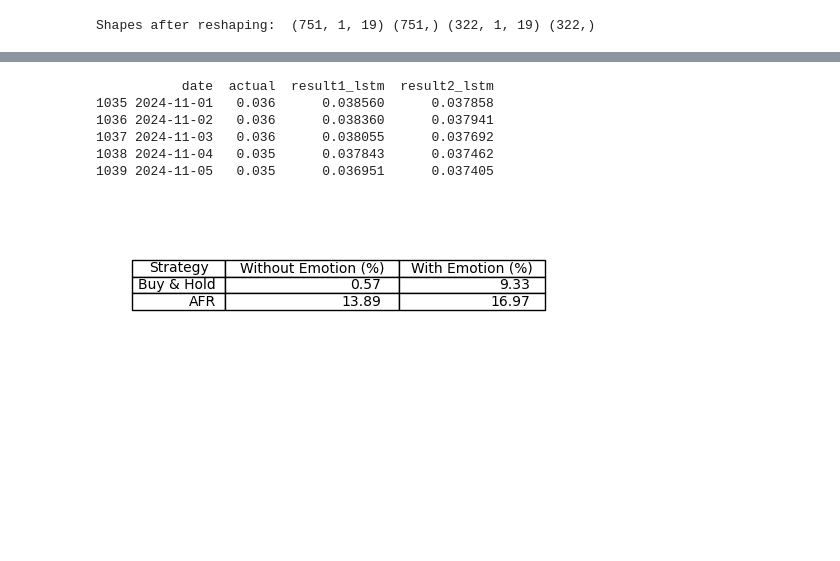
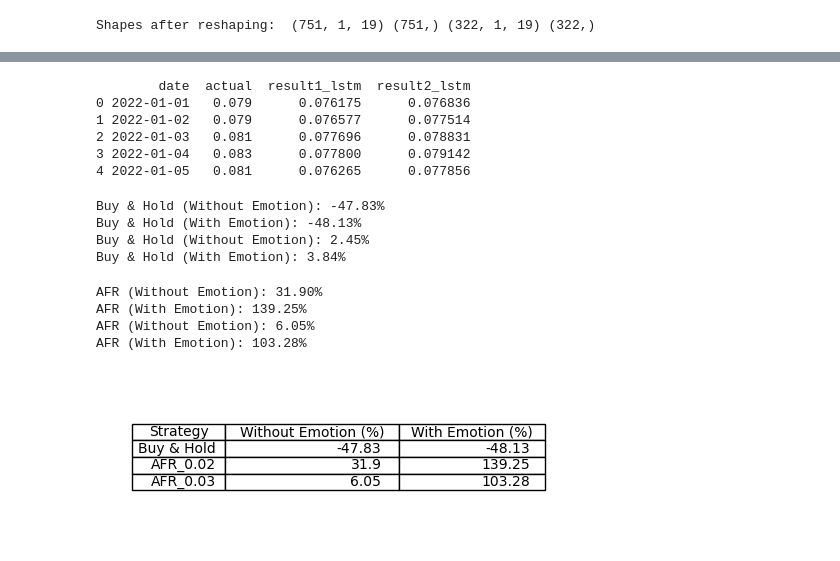
Before and after one commit to dykim1224/PredictingBitcoinWLSTM, a Jupyter notebook: LSTM_Comparison.ipynb, the cells around one changed output, grey strips where cells are left out. Cells and saved outputs as stored; diff of their text form; code cells hidden in the pictures; blank space fills up the shorter version.

```diff
--- a/LSTM_Comparison.ipynb
+++ b/LSTM_Comparison.ipynb
@@ -475,17 +477,22 @@ final_result['result2_lstm'] = result2_final['price_close'].values
 final_result['date'] = pd.to_datetime(final_result['date'])
 
 # compare one month
-start_date = '2024-11-01'
+start_date = '2022-01-01'
 end_date = '2024-12-01'
 filtered_df = final_result[(final_result['date'] >= start_date) & (final_result['date'] <= end_date)]
 print(filtered_df.head())
+
+# compare one month
+start_date = '2024-11-01'
+end_date = '2024-12-01'
+filtered_df2 = final_result[(final_result['date'] >= start_date) & (final_result['date'] <= end_date)]
 # %% [output]
-           date  actual  result1_lstm  result2_lstm
-1035 2024-11-01   0.036      0.038560      0.037858
-1036 2024-11-02   0.036      0.038360      0.037941
-1037 2024-11-03   0.036      0.038055      0.037692
-1038 2024-11-04   0.035      0.037843      0.037462
-1039 2024-11-05   0.035      0.036951      0.037405
+        date  actual  result1_lstm  result2_lstm
+0 2022-01-01   0.079      0.076175      0.076836
+1 2022-01-02   0.079      0.076577      0.077514
+2 2022-01-03   0.081      0.077696      0.078831
+3 2022-01-04   0.083      0.077800      0.079142
+4 2022-01-05   0.081      0.076265      0.077856
 # %%
 # Buy & Hold Profit Calculation
 def calculate_buy_and_hold(data, column):
@@ -495,14 +502,27 @@ def calculate_buy_and_hold(data, column):
 
 # Without Emotion (result1_lstm)
 buy_and_hold_result1 = calculate_buy_and_hold(filtered_df, 'result1_lstm')
-#print(f"Buy & Hold (Without Emotion): {buy_and_hold_result1:.2f}%")
+print(f"Buy & Hold (Without Emotion): {buy_and_hold_result1:.2f}%")
 
 # With Emotion(result2_lstm)
 buy_and_hold_result2 = calculate_buy_and_hold(filtered_df, 'result2_lstm')
-#print(f"Buy & Hold (With Emotion): {buy_and_hold_result2:.2f}%")
+print(f"Buy & Hold (With Emotion): {buy_and_hold_result2:.2f}%")
+
+# Without Emotion (result1_lstm)
+buy_and_hold_result3 = calculate_buy_and_hold(filtered_df2, 'result1_lstm')
+print(f"Buy & Hold (Without Emotion): {buy_and_hold_result3:.2f}%")
+
+# With Emotion(result2_lstm)
+buy_and_hold_result4 = calculate_buy_and_hold(filtered_df2, 'result2_lstm')
+print(f"Buy & Hold (With Emotion): {buy_and_hold_result4:.2f}%")
+# %% [output]
+Buy & Hold (Without Emotion): -47.83%
+Buy & Hold (With Emotion): -48.13%
+Buy & Hold (Without Emotion): 2.45%
+Buy & Hold (With Emotion): 3.84%
 # %%
-# AFR Profit Calculation
-def calculate_afr(data, actual_col, lstm_col):
+# AFR Profit Calculation with 3% Filter
+def calculate_afr_with_filter(data, actual_col, lstm_col, threshold):
     capital = 1.0
     position = 0
 
@@ -511,9 +531,10 @@ def calculate_afr(data, actual_col, lstm_col):
         tomorrow_price = data[actual_col].iloc[i + 1]
         predicted_price = data[lstm_col].iloc[i + 1]
 
-        if predicted_price > today_price:
+        # Apply 3% filter for buy/sell decision
+        if (predicted_price - today_price) / today_price > threshold:  # Price increase > 3%
             position = 1  # Buy
-        else:
+        elif (today_price - predicted_price) / today_price > threshold:  # Price decrease > 3%
             position = 0  # Sell
 
         # Profit Calculation
@@ -524,29 +545,42 @@ def calculate_afr(data, actual_col, lstm_col):
     return (capital - 1) * 100
 
 # Without Emotion (result1_lstm)
-afr_result1 = calculate_afr(filtered_df, 'actual', 'result1_lstm')
-#print(f"AFR (Without Emotion)): {afr_result1:.2f}%")
+afr_result1 = calculate_afr_with_filter(filtered_df, 'actual', 'result1_lstm', 0.02)
+print(f"AFR (Without Emotion): {afr_result1:.2f}%")
 
-# With Emotion(result2_lstm)
-afr_result2 = calculate_afr(filtered_df, 'actual', 'result2_lstm')
-#print(f"AFR (With Emotion): {afr_result2:.2f}%")
+# With Emotion (result2_lstm)
+afr_result2 = calculate_afr_with_filter(filtered_df, 'actual', 'result2_lstm', 0.02)
+print(f"AFR (With Emotion): {afr_result2:.2f}%")
+
+# Without Emotion (result1_lstm)
+afr_result3 = calculate_afr_with_filter(filtered_df, 'actual', 'result1_lstm', 0.03)
+print(f"AFR (Without Emotion): {afr_result3:.2f}%")
+
+# With Emotion (result2_lstm)
+afr_result4 = calculate_afr_with_filter(filtered_df, 'actual', 'result2_lstm', 0.03)
+print(f"AFR (With Emotion): {afr_result4:.2f}%")
+# %% [output]
+AFR (Without Emotion): 31.90%
+AFR (With Emotion): 139.25%
+AFR (Without Emotion): 6.05%
+AFR (With Emotion): 103.28%
 # %%
 # Visulization with cell
 comparison_data = {
-    'Strategy': ['Buy & Hold', 'AFR'],
-    'Without Emotion (%)': [round(buy_and_hold_result1, 2), round(afr_result1, 2)],
-    'With Emotion (%)': [round(buy_and_hold_result2, 2), round(afr_result2, 2)],
+    'Strategy': ['Buy & Hold', 'AFR_0.02', 'AFR_0.03'],
+    'Without Emotion (%)': [round(buy_and_hold_result1, 2), round(afr_result1, 2), round(afr_result3, 2)],
+    'With Emotion (%)': [round(buy_and_hold_result2, 2), round(afr_result2, 2), round(afr_result4, 2)],
 }
 
 comparison_df = pd.DataFrame(comparison_data)
 
 fig, ax = plt.subplots(figsize=(6, 2))
 ax.axis('tight')
 ax.axis('off')
 table = ax.table(cellText=comparison_df.values, colLabels=comparison_df.columns, loc='center')
 table.auto_set_font_size(False)
 table.set_fontsize(10)
 table.auto_set_column_width(col=list(range(len(comparison_df.columns))))
 plt.show()
 # %% [output]
-[figure, old version]
+[figure, new version]
```
Also changed, not shown: parts of 14 cells of this notebook.
